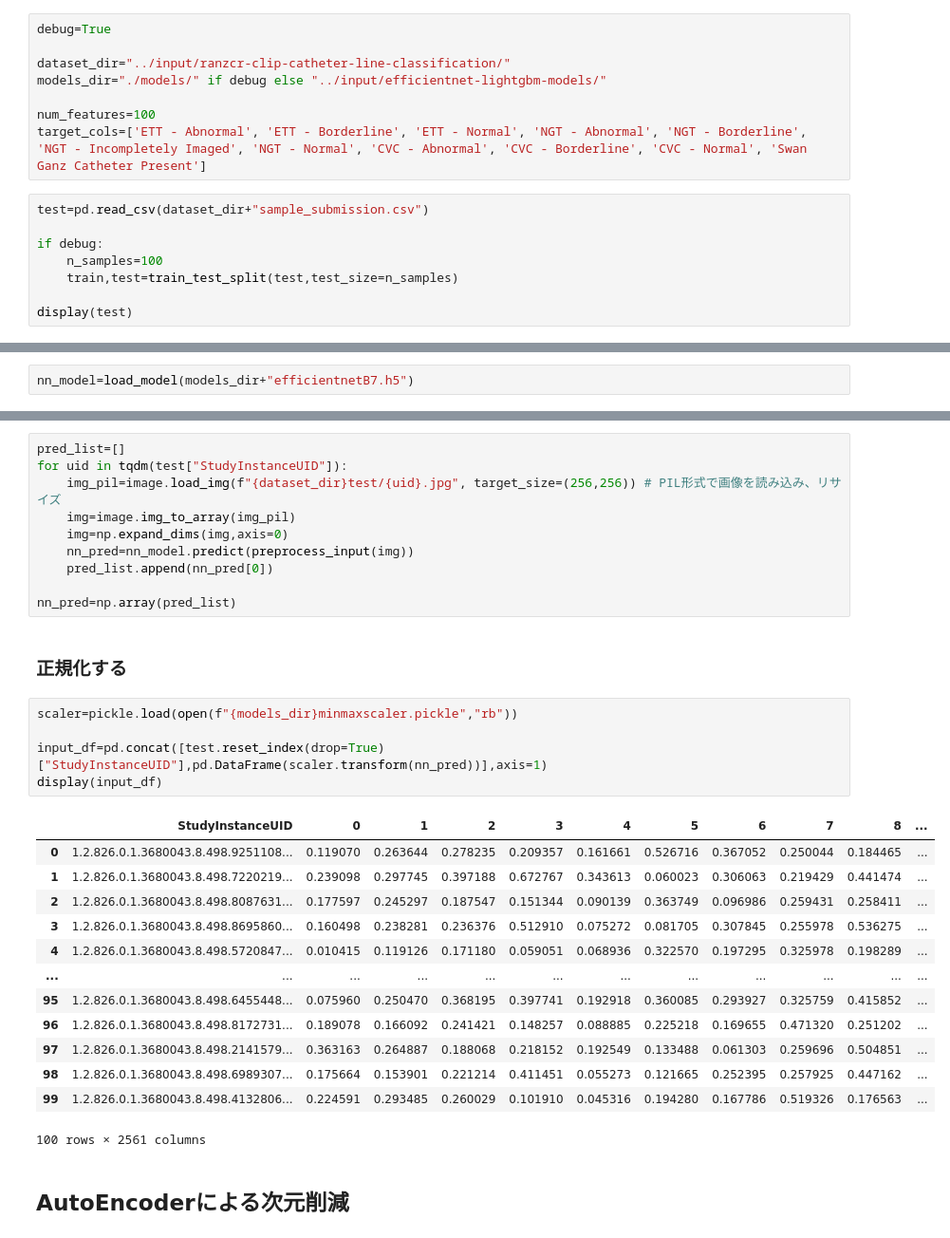
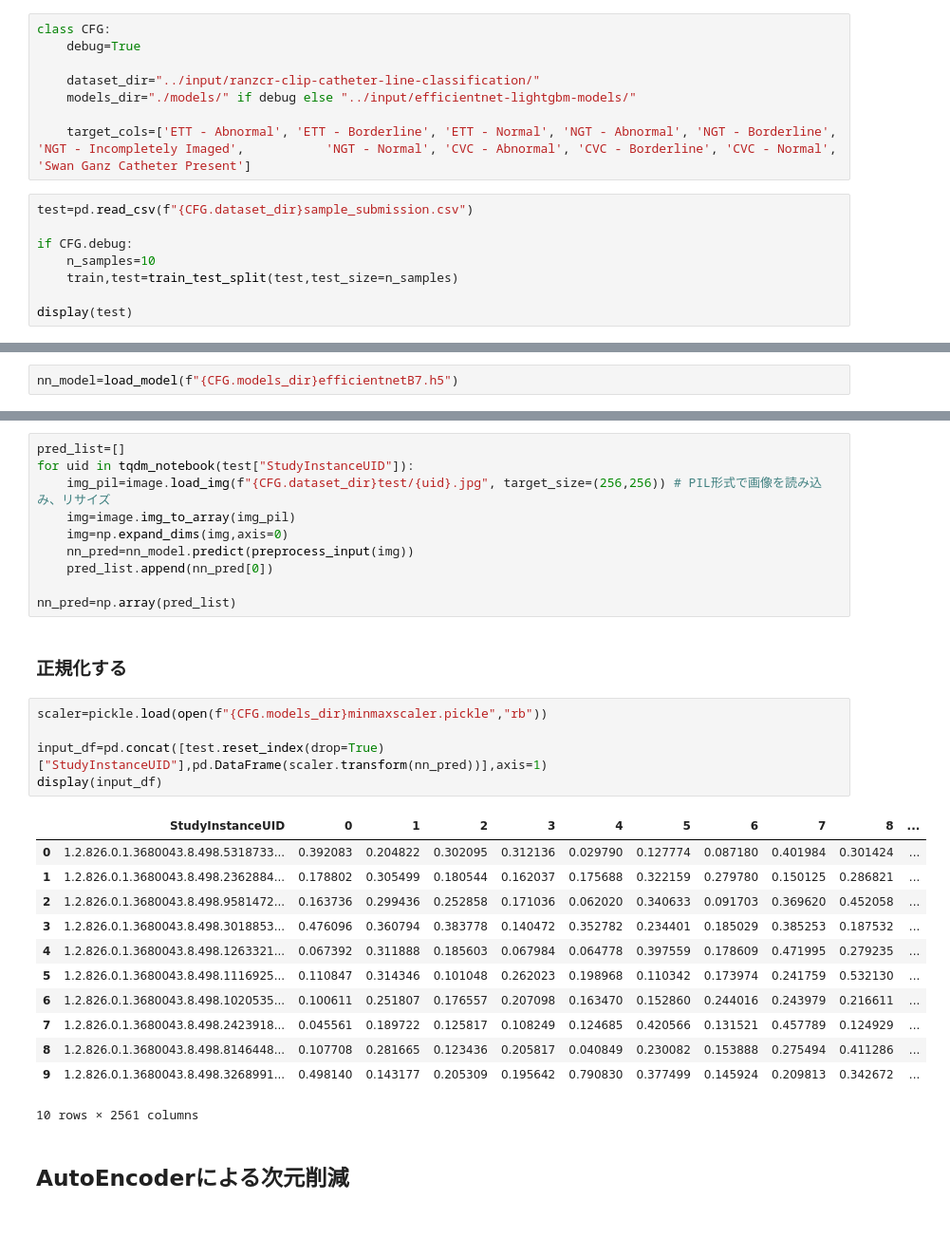
Before and after one commit to Hokoku/catheter, a Jupyter notebook: autoencoder_lgb_inference.ipynb, the cells around one changed output, grey strips where cells are left out. Shown at 95% size. Drawn from its saved outputs; the diff is of its cells as text.

```diff
--- a/autoencoder_lgb_inference.ipynb
+++ b/autoencoder_lgb_inference.ipynb
@@ -15,18 +14,18 @@ from sklearn.metrics import roc_auc_score
 # %% [markdown]
 ## CFG
 # %%
-debug=True
+class CFG:
+    debug=True
 
-dataset_dir="../input/ranzcr-clip-catheter-line-classification/"
-models_dir="./models/" if debug else "../input/efficientnet-lightgbm-models/"
+    dataset_dir="../input/ranzcr-clip-catheter-line-classification/"
+    models_dir="./models/" if debug else "../input/efficientnet-lightgbm-models/"
 
-num_features=100
-target_cols=['ETT - Abnormal', 'ETT - Borderline', 'ETT - Normal', 'NGT - Abnormal', 'NGT - Borderline', 'NGT - Incompletely Imaged', 'NGT - Normal', 'CVC - Abnormal', 'CVC - Borderline', 'CVC - Normal', 'Swan Ganz Catheter Present']
+    target_cols=['ETT - Abnormal', 'ETT - Borderline', 'ETT - Normal', 'NGT - Abnormal', 'NGT - Borderline', 'NGT - Incompletely Imaged',           'NGT - Normal', 'CVC - Abnormal', 'CVC - Borderline', 'CVC - Normal', 'Swan Ganz Catheter Present']
 # %%
-test=pd.read_csv(dataset_dir+"sample_submission.csv")
+test=pd.read_csv(f"{CFG.dataset_dir}sample_submission.csv")
 
-if debug:
-    n_samples=100
+if CFG.debug:
+    n_samples=10
     train,test=train_test_split(test,test_size=n_samples)
 
 display(test)
@@ -47,13 +44,13 @@ display(test)
 # %% [markdown]
 ## EfficientNetB7による出力の取得
 # %%
-nn_model=load_model(models_dir+"efficientnetB7.h5")
+nn_model=load_model(f"{CFG.models_dir}efficientnetB7.h5")
 # %% [output]
 WARNING:tensorflow:No training configuration found in the save file, so the model was *not* compiled. Compile it manually.
 # %%
 pred_list=[]
-for uid in tqdm(test["StudyInstanceUID"]):
-    img_pil=image.load_img(f"{dataset_dir}test/{uid}.jpg", target_size=(256,256)) # PIL形式で画像を読み込み、リサイズ
+for uid in tqdm_notebook(test["StudyInstanceUID"]):
+    img_pil=image.load_img(f"{CFG.dataset_dir}test/{uid}.jpg", target_size=(256,256)) # PIL形式で画像を読み込み、リサイズ
     img=image.img_to_array(img_pil)
     img=np.expand_dims(img,axis=0)
     nn_pred=nn_model.predict(preprocess_input(img))
@@ -63,24 +60,23 @@ nn_pred=np.array(pred_list)
 # %% [markdown]
 ### 正規化する
 # %%
-scaler=pickle.load(open(f"{models_dir}minmaxscaler.pickle","rb"))
+scaler=pickle.load(open(f"{CFG.models_dir}minmaxscaler.pickle","rb"))
 
 input_df=pd.concat([test.reset_index(drop=True)["StudyInstanceUID"],pd.DataFrame(scaler.transform(nn_pred))],axis=1)
 display(input_df)
 # %% [output]
 |  | StudyInstanceUID | 0 | 1 | 2 | 3 | 4 | 5 | 6 | 7 | 8 | ... |
-| 0 | 1.2.826.0.1.3680043.8.498.9251108... | 0.119070 | 0.263644 | 0.278235 | 0.209357 | 0.161661 | 0.526716 | 0.367052 | 0.250044 | 0.184465 | ... |
-| 1 | 1.2.826.0.1.3680043.8.498.7220219... | 0.239098 | 0.297745 | 0.397188 | 0.672767 | 0.343613 | 0.060023 | 0.306063 | 0.219429 | 0.441474 | ... |
-| 2 | 1.2.826.0.1.3680043.8.498.8087631... | 0.177597 | 0.245297 | 0.187547 | 0.151344 | 0.090139 | 0.363749 | 0.096986 | 0.259431 | 0.258411 | ... |
-| 3 | 1.2.826.0.1.3680043.8.498.8695860... | 0.160498 | 0.238281 | 0.236376 | 0.512910 | 0.075272 | 0.081705 | 0.307845 | 0.255978 | 0.536275 | ... |
-| 4 | 1.2.826.0.1.3680043.8.498.5720847... | 0.010415 | 0.119126 | 0.171180 | 0.059051 | 0.068936 | 0.322570 | 0.197295 | 0.325978 | 0.198289 | ... |
-| ... | ... | ... | ... | ... | ... | ... | ... | ... | ... | ... | ... |
-| 95 | 1.2.826.0.1.3680043.8.498.6455448... | 0.075960 | 0.250470 | 0.368195 | 0.397741 | 0.192918 | 0.360085 | 0.293927 | 0.325759 | 0.415852 | ... |
-| 96 | 1.2.826.0.1.3680043.8.498.8172731... | 0.189078 | 0.166092 | 0.241421 | 0.148257 | 0.088885 | 0.225218 | 0.169655 | 0.471320 | 0.251202 | ... |
-| 97 | 1.2.826.0.1.3680043.8.498.2141579... | 0.363163 | 0.264887 | 0.188068 | 0.218152 | 0.192549 | 0.133488 | 0.061303 | 0.259696 | 0.504851 | ... |
-| 98 | 1.2.826.0.1.3680043.8.498.6989307... | 0.175664 | 0.153901 | 0.221214 | 0.411451 | 0.055273 | 0.121665 | 0.252395 | 0.257925 | 0.447162 | ... |
-| 99 | 1.2.826.0.1.3680043.8.498.4132806... | 0.224591 | 0.293485 | 0.260029 | 0.101910 | 0.045316 | 0.194280 | 0.167786 | 0.519326 | 0.176563 | ... |
+| 0 | 1.2.826.0.1.3680043.8.498.5318733... | 0.392083 | 0.204822 | 0.302095 | 0.312136 | 0.029790 | 0.127774 | 0.087180 | 0.401984 | 0.301424 | ... |
+| 1 | 1.2.826.0.1.3680043.8.498.2362884... | 0.178802 | 0.305499 | 0.180544 | 0.162037 | 0.175688 | 0.322159 | 0.279780 | 0.150125 | 0.286821 | ... |
+| 2 | 1.2.826.0.1.3680043.8.498.9581472... | 0.163736 | 0.299436 | 0.252858 | 0.171036 | 0.062020 | 0.340633 | 0.091703 | 0.369620 | 0.452058 | ... |
+| 3 | 1.2.826.0.1.3680043.8.498.3018853... | 0.476096 | 0.360794 | 0.383778 | 0.140472 | 0.352782 | 0.234401 | 0.185029 | 0.385253 | 0.187532 | ... |
+| 4 | 1.2.826.0.1.3680043.8.498.1263321... | 0.067392 | 0.311888 | 0.185603 | 0.067984 | 0.064778 | 0.397559 | 0.178609 | 0.471995 | 0.279235 | ... |
+| 5 | 1.2.826.0.1.3680043.8.498.1116925... | 0.110847 | 0.314346 | 0.101048 | 0.262023 | 0.198968 | 0.110342 | 0.173974 | 0.241759 | 0.532130 | ... |
+| 6 | 1.2.826.0.1.3680043.8.498.1020535... | 0.100611 | 0.251807 | 0.176557 | 0.207098 | 0.163470 | 0.152860 | 0.244016 | 0.243979 | 0.216611 | ... |
+| 7 | 1.2.826.0.1.3680043.8.498.2423918... | 0.045561 | 0.189722 | 0.125817 | 0.108249 | 0.124685 | 0.420566 | 0.131521 | 0.457789 | 0.124929 | ... |
+| 8 | 1.2.826.0.1.3680043.8.498.8146448... | 0.107708 | 0.281665 | 0.123436 | 0.205817 | 0.040849 | 0.230082 | 0.153888 | 0.275494 | 0.411286 | ... |
+| 9 | 1.2.826.0.1.3680043.8.498.3268991... | 0.498140 | 0.143177 | 0.205309 | 0.195642 | 0.790830 | 0.377499 | 0.145924 | 0.209813 | 0.342672 | ... |
-100 rows × 2561 columns
+10 rows × 2561 columns
 # %% [markdown]
 ## AutoEncoderによる次元削減
 # %%
```
Also changed, not shown: parts of 4 cells of this notebook, 15 other files.
